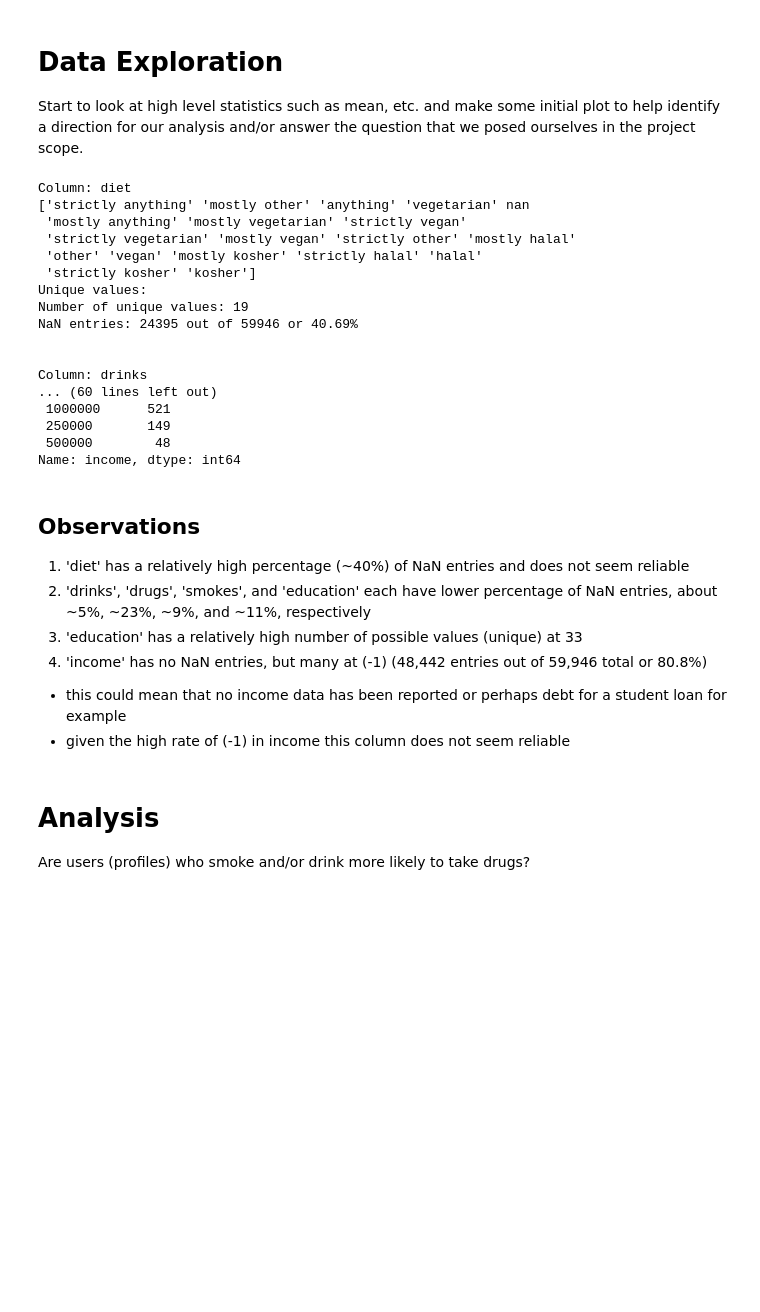
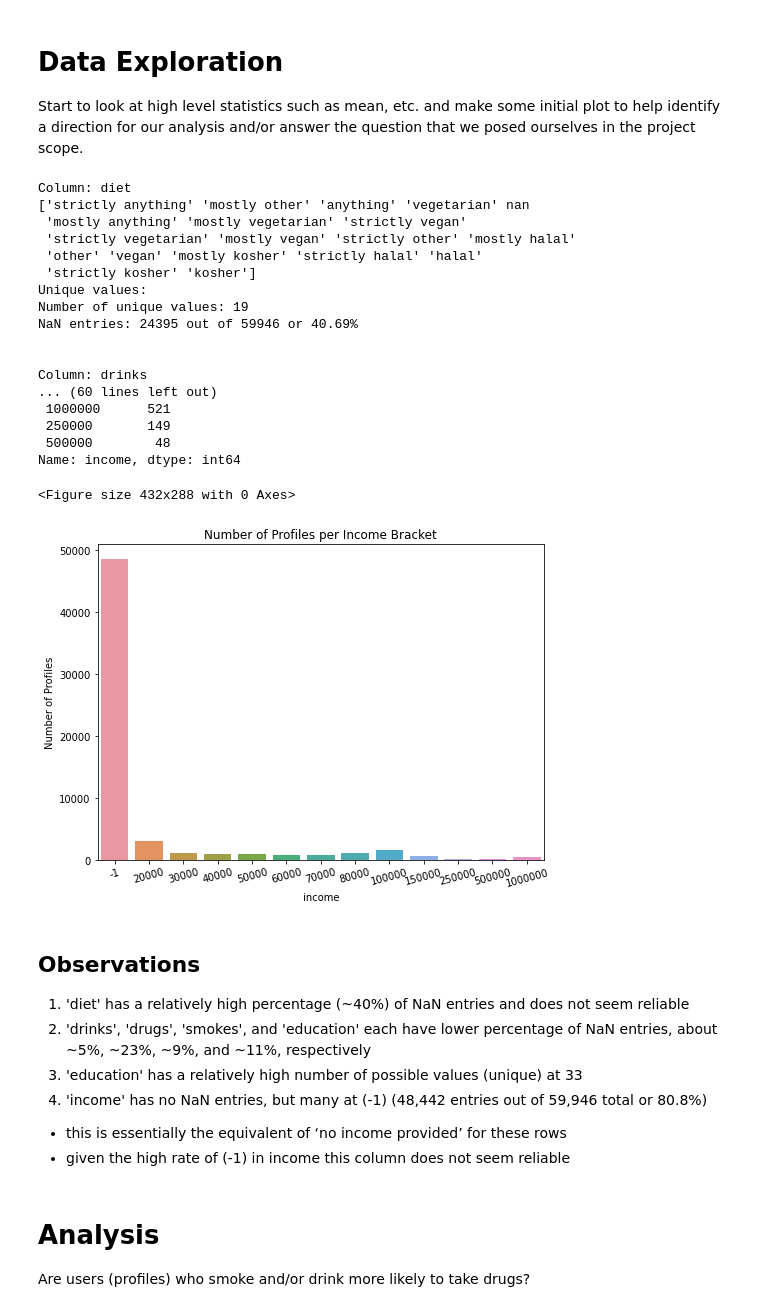
Before and after one commit to erikrowens/Codecademy, a Jupyter notebook: OKCupid_Date_A_Scientist_Portfolio_Project/OKCupid_Date_A_Scientist_Portfolio_Project.ipynb, the cells around one changed output. Cells and saved outputs as stored; diff of their text form; code cells hidden in the pictures; blank space fills up the shorter version.

```diff
--- a/OKCupid_Date_A_Scientist_Portfolio_Project/OKCupid_Date_A_Scientist_Portfolio_Project.ipynb
+++ b/OKCupid_Date_A_Scientist_Portfolio_Project/OKCupid_Date_A_Scientist_Portfolio_Project.ipynb
@@ -164,40 +164,56 @@ def colInfo(df, column):
   total = len(df.values)
   ptNaN = (tNaN / total)*100
   print(f"Number of unique values: {len(df[column].unique())}")
   print(f"NaN entries: {tNaN} out of {total} or {ptNaN:.2f}%")
   print("\n")
 
   return None
 
 _ = [colInfo(profilesDF, c) for c in ['diet', 'drinks', 'drugs', 'smokes', 'education', 'income']]
 
 print("Number of profiles per income bracket and unreported")
 print(profilesDF['income'].value_counts())
+
+
+plt.clf()
+fig, ax = plt.subplots(figsize=(8,6))
+ax = sns.countplot(x='income', data=profilesDF)
+plt.ylabel("Number of Profiles")
+plt.gcf().subplots_adjust(bottom=0.15)
+plt.title("Number of Profiles per Income Bracket")
+plt.xticks(rotation=15)
+
+fig = plt.gcf()
+plt.draw()
+fig.savefig(projectFolder+'profiles_per_income_bracket.png', dpi=100, format='png')
+plt.show()
 # %% [output]
 Column: diet
 ['strictly anything' 'mostly other' 'anything' 'vegetarian' nan
  'mostly anything' 'mostly vegetarian' 'strictly vegan'
  'strictly vegetarian' 'mostly vegan' 'strictly other' 'mostly halal'
  'other' 'vegan' 'mostly kosher' 'strictly halal' 'halal'
  'strictly kosher' 'kosher']
 Unique values:
 Number of unique values: 19
 NaN entries: 24395 out of 59946 or 40.69%
 
 
 Column: drinks
 ... (60 lines left out)
  1000000      521
  250000       149
  500000        48
 Name: income, dtype: int64
+<Figure size 432x288 with 0 Axes>
+[figure, added]
 # %% [markdown]
 ## Observations
 1. 'diet' has a relatively high percentage (~40%) of NaN entries and does not seem reliable
 2. 'drinks', 'drugs', 'smokes', and 'education' each have lower percentage of NaN entries, about ~5%, ~23%, ~9%, and ~11%, respectively
 3. 'education' has a relatively high number of possible values (unique) at 33
 4. 'income' has no NaN entries, but many at (-1) (48,442 entries out of 59,946 total or 80.8%)
-  * this could mean that no income data has been reported or perhaps debt for a student loan for example
+  * this is essentially the equivalent of ‘no income provided’ for these rows
   * given the high rate of (-1) in income this column does not seem reliable
 # %% [markdown]
 # Analysis
```
Also changed, not shown: parts of 6 cells of this notebook.
